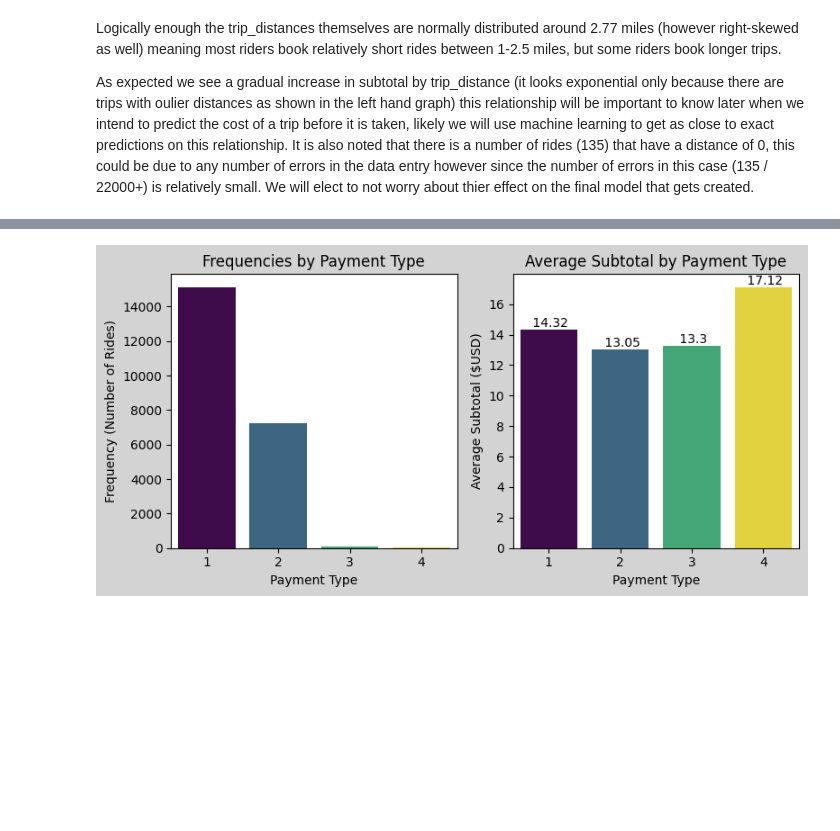
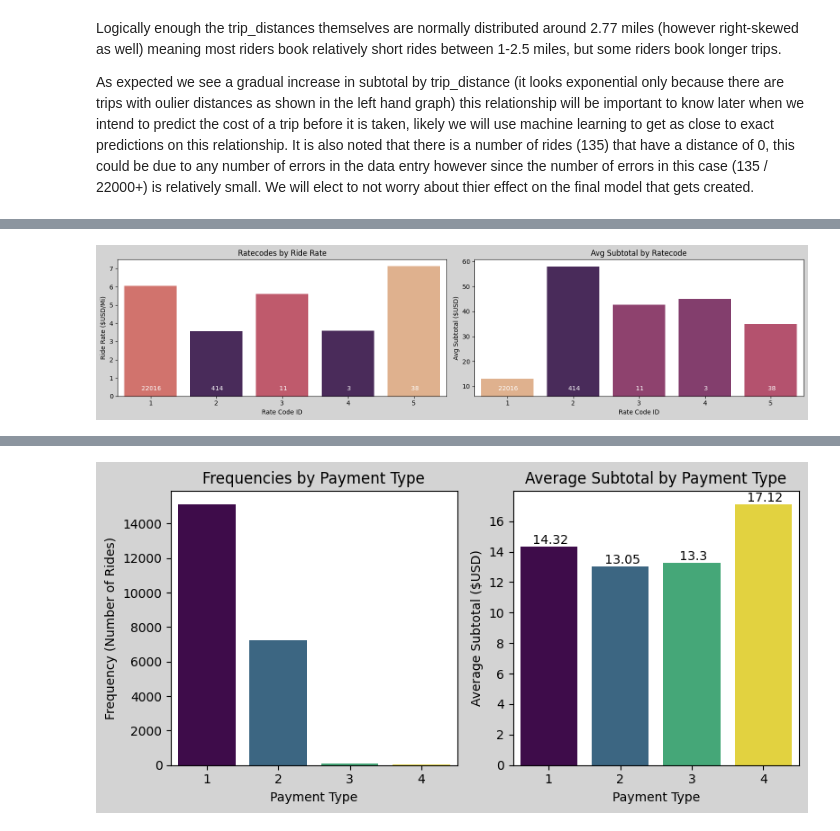
Before and after one commit to DonFetti/TaxiCab_Project, a Jupyter notebook: taxi_exploratory.ipynb, the cells around one changed output, grey strips where cells are left out. Drawn from its saved outputs; the diff is of its cells as text; code cells hidden in the pictures; blank space fills up the shorter version.

```diff
--- a/taxi_exploratory.ipynb
+++ b/taxi_exploratory.ipynb
@@ -323,0 +294,27 @@ print(df["DOLocationID"].nunique())
+# %%
+by_ratecode_counts = df["RatecodeID"].value_counts().sort_index(ascending=True)
+by_ratecode_rates = df.groupby("RatecodeID")["ride_rate"].mean()
+by_ratecode_costs = df.groupby("RatecodeID")["subtotal"].mean()
+
+fig, axes = plt.subplots(1, 2, figsize=(16, 4))
+fig.patch.set_facecolor('lightgrey')
+
+sns.barplot(x=by_ratecode_rates.index, y=by_ratecode_rates.values, palette='flare_r', hue = by_ratecode_rates.values, legend = False, ax=axes[0])
+axes[0].set_title('Ratecodes by Ride Rate')
+axes[0].set_xlabel('Rate Code ID')
+axes[0].set_ylabel('Ride Rate ($USD/Mi)')
+for index, value in enumerate(by_ratecode_counts.values):
+    axes[0].text(x=index, y=0.4, s=f' {round(value, 2)}', color='white', ha='center', va='center')
+
+sns.barplot(x=by_ratecode_costs.index, y=by_ratecode_costs.values, palette='flare', hue = by_ratecode_costs.values, legend = False, ax=axes[1])
+axes[1].set_title('Avg Subtotal by Ratecode')
+axes[1].set_xlabel('Rate Code ID')
+axes[1].set_ylabel('Avg Subtotal ($USD)')
+axes[1].set_ylim(6)
+for index, value in enumerate(by_ratecode_counts.values):
+    axes[1].text(x=index, y=9, s=f' {round(value, 2)}', color='white', ha='center', va='center')
+
+plt.tight_layout()
+plt.show()
+# %% [output]
+[figure, added]
```
Also changed, not shown: parts of 30 cells of this notebook, 1 other file.
